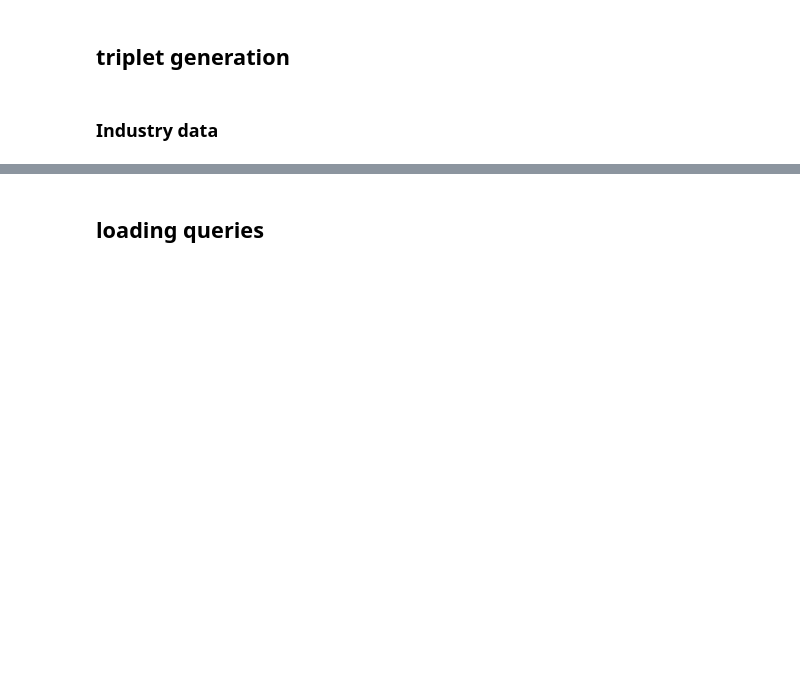
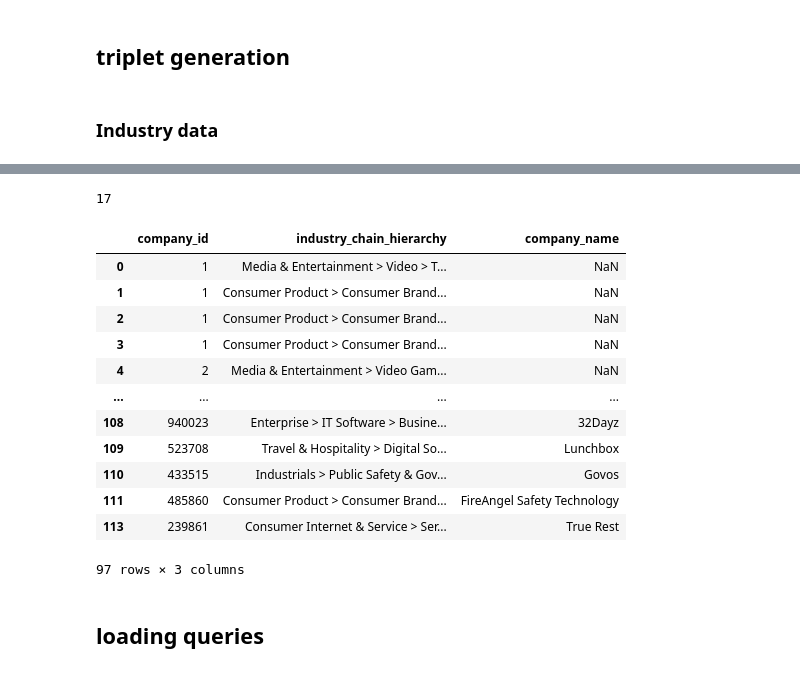
Before and after one commit to pragalbh-dev/ColBERT, a Jupyter notebook: knowledge_data_curation/test.ipynb, the cells around one changed output, grey strips where cells are left out. Cells and saved outputs as stored; diff of their text form; code cells hidden in the pictures; blank space fills up the shorter version.

```diff
--- a/knowledge_data_curation/test.ipynb
+++ b/knowledge_data_curation/test.ipynb
@@ -945,0 +987,4 @@ synthetic_data_dir=os.path.join(root_dir,'synthetic_data_cache')
+# %%
+import pandas as pd
+industries_sample =pd.read_csv('data/industries_quickie.csv')
+factsheets_sample =pd.read_csv('data/all_factsheets_cleaned_quickie.csv')
@@ -945,0 +1023,23 @@ synthetic_data_dir=os.path.join(root_dir,'synthetic_data_cache')
+# %%
+companies_wwith_indiustries_but_no_factsheet_quickie=industries_sample[~industries_sample.company_id.isin(factsheets_sample.company_id)]
+companies_wwith_indiustries_but_no_factsheet_quickie.company_id.nunique()
+# %% [output]
+17
+# %%
+industries_sample=industries_sample[industries_sample.company_id.isin(factsheets_sample.company_id)]
+# %%
+industries_sample.to_csv('data/industries_quickie.csv', index=False)
+# %% [output]
+|  | company_id | industry_chain_hierarchy | company_name |
+| 0 | 1 | Media & Entertainment > Video > T... | NaN |
+| 1 | 1 | Consumer Product > Consumer Brand... | NaN |
+| 2 | 1 | Consumer Product > Consumer Brand... | NaN |
+| 3 | 1 | Consumer Product > Consumer Brand... | NaN |
+| 4 | 2 | Media & Entertainment > Video Gam... | NaN |
+| ... | ... | ... | ... |
+| 108 | 940023 | Enterprise > IT Software > Busine... | 32Dayz |
+| 109 | 523708 | Travel & Hospitality > Digital So... | Lunchbox |
+| 110 | 433515 | Industrials > Public Safety & Gov... | Govos |
+| 111 | 485860 | Consumer Product > Consumer Brand... | FireAngel Safety Technology |
+| 113 | 239861 | Consumer Internet & Service > Ser... | True Rest |
+97 rows × 3 columns
```
Also changed, not shown: parts of 11 cells of this notebook, 5 other files.
